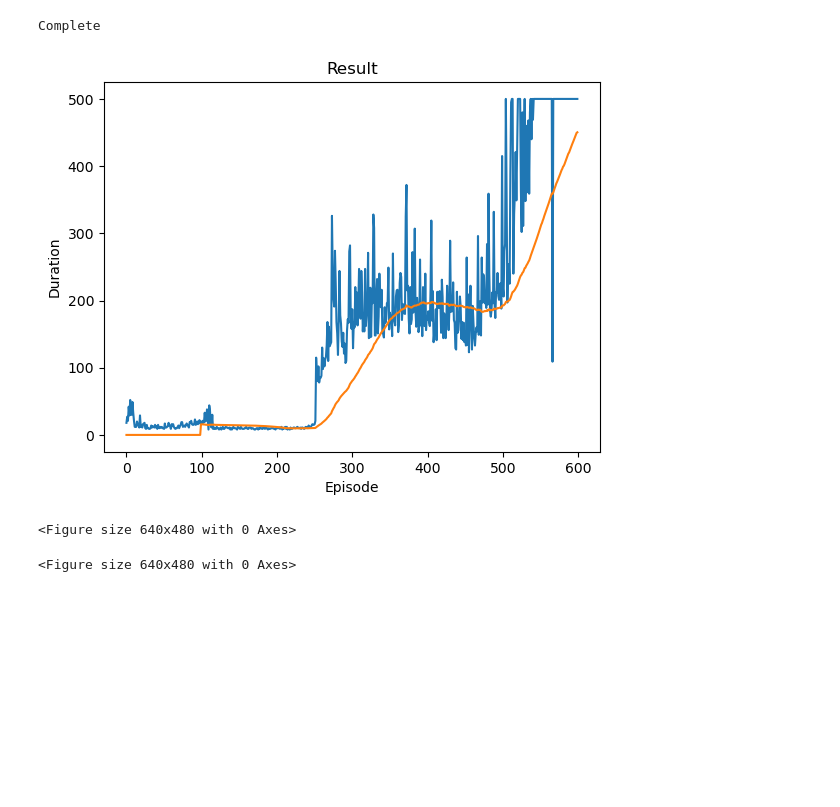
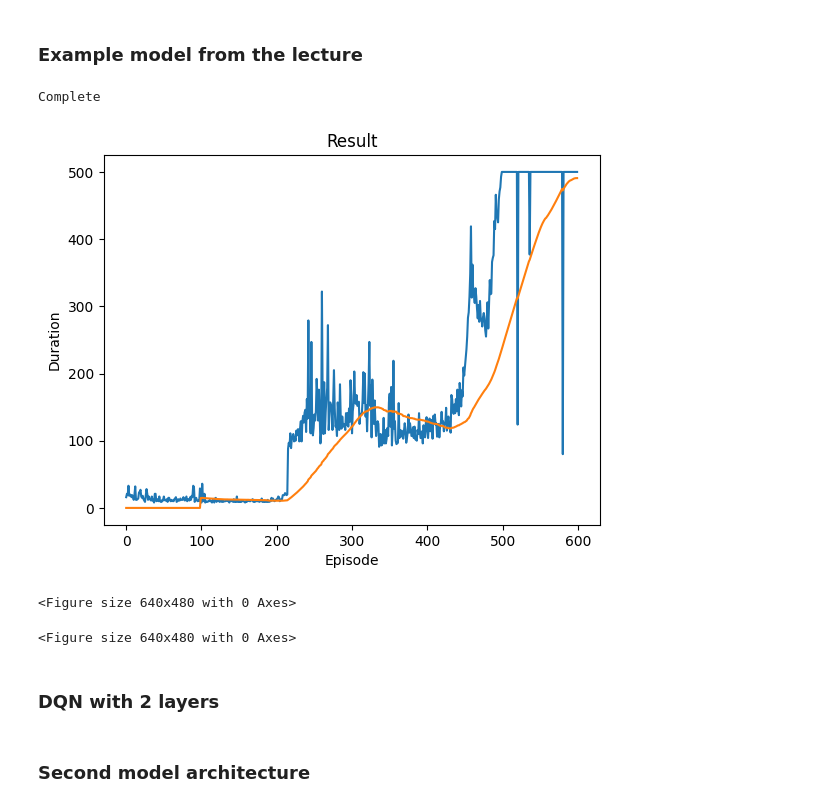
Before and after one commit to SSimuzzz/MobileRobotNavigation, a Jupyter notebook: 03_ValueBasedMethods/cartpole_dqn.ipynb, the cells around one changed output. Saved outputs shown, nothing was run; the diff lists cells and outputs as text; code cells hidden in the pictures; blank space fills up the shorter version.

Commit message:
Complete testing with different architectures and parameters. Add results and comments to the word file.

```diff
--- a/03_ValueBasedMethods/cartpole_dqn.ipynb
+++ b/03_ValueBasedMethods/cartpole_dqn.ipynb
@@ -132,6 +132,8 @@ def optimize_model():
     # In-place gradient clipping
     torch.nn.utils.clip_grad_value_(policy_net.parameters(), 100)
     optimizer.step()
+# %% [markdown]
+### Example model from the lecture
 # %%
 ### Main script ###
 env = gym.make("CartPole-v1")
@@ -160,14 +162,13 @@ Transition = namedtuple('Transition',
 # EPS_DECAY controls the rate of exponential decay of epsilon, higher means a slower decay
 # TAU is the update rate of the target network
 # LR is the learning rate of the ``AdamW`` optimizer
-BATCH_SIZE = 128
+BATCH_SIZE = 256
 GAMMA = 0.99
 EPS_START = 0.9
 EPS_END = 0.05
 EPS_DECAY = 1000
 TAU = 0.005
 LR = 1e-4
-
 # Get number of actions from gym action space
 n_actions = env.action_space.n
 # Get the number of state observations
@@ -205,33 +206,35 @@ for i_episode in range(num_episodes):
             next_state = torch.tensor(observation, dtype=torch.float32, device=device).unsqueeze(0)
 
         # Store the transition in memory
         memory.push(state, action, next_state, reward)
 
         # Move to the next state
         state = next_state
 
         # Perform one step of the optimization (on the policy network)
         optimize_model()
 
         # Soft update of the target network's weights
         # θ′ ← τ θ + (1 −τ )θ′
         target_net_state_dict = target_net.state_dict()
         policy_net_state_dict = policy_net.state_dict()
         for key in policy_net_state_dict:
             target_net_state_dict[key] = policy_net_state_dict[key]*TAU + target_net_state_dict[key]*(1-TAU)
         target_net.load_state_dict(target_net_state_dict)
 
         if done:
             episode_durations.append(t + 1)
             plot_durations()
             break
 
 print('Complete')
 plot_durations(show_result=True)
 plt.ioff()
 plt.show()
 # %% [output]
 Complete
-[figure, old version]
+[figure, new version]
 <Figure size 640x480 with 0 Axes>
 <Figure size 640x480 with 0 Axes>
+# %% [markdown]
+### DQN with 2 layers
@@ -237,0 +356,2 @@ Complete
+# %% [markdown]
+### Second model architecture
```
Also changed, not shown: parts of 4 cells of this notebook, 1 other file.
